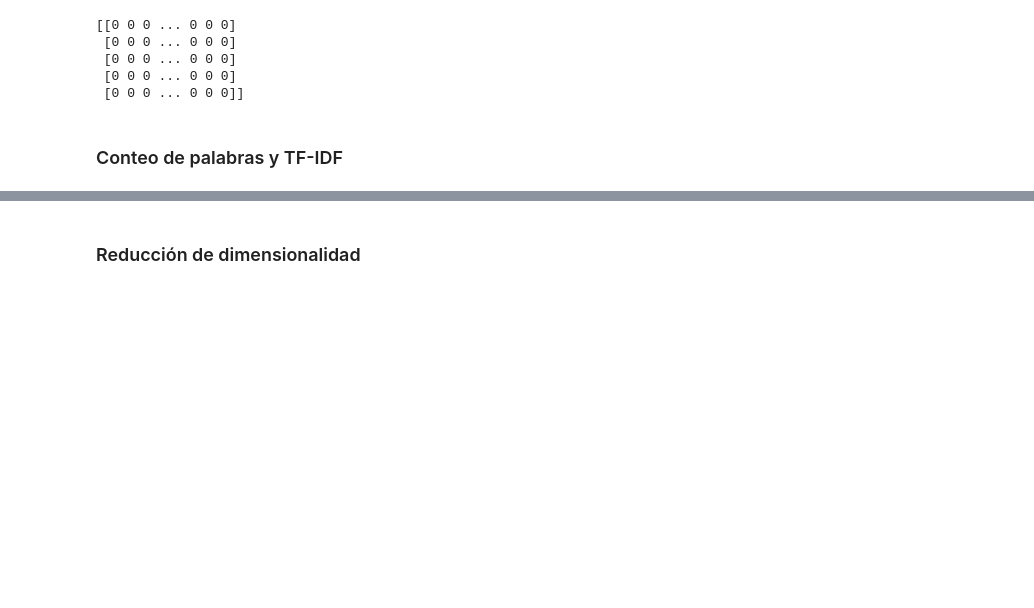
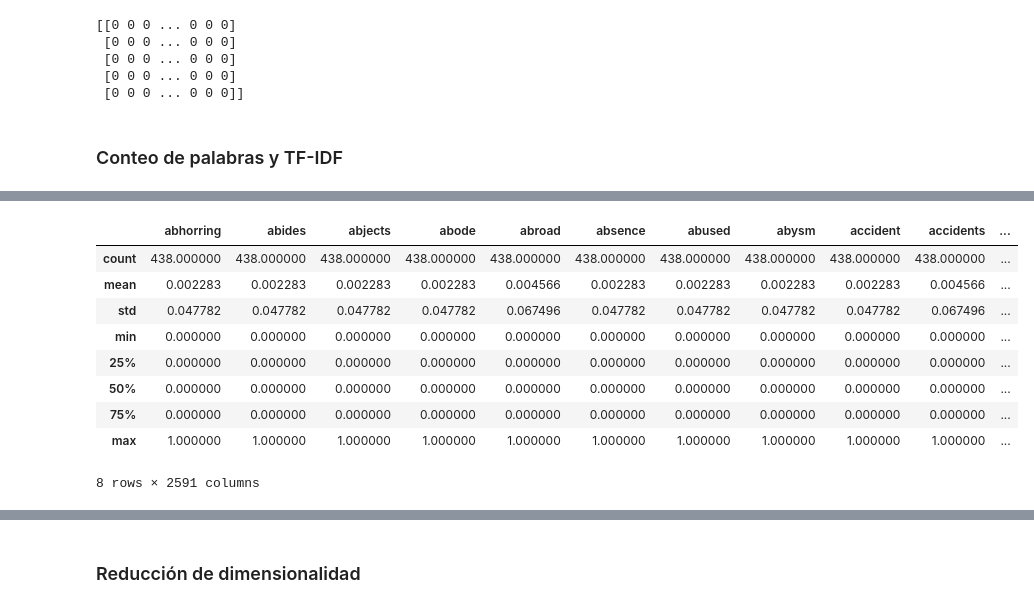
Before and after one commit to MariaEugenia/IntroCD, a Jupyter notebook: Tarea_2/shakespeare_tarea_2.ipynb, the cells around one changed output, grey strips where cells are left out. Drawn from its saved outputs; the diff is of its cells as text; code cells hidden in the pictures; blank space fills up the shorter version.

```diff
--- a/Tarea_2/shakespeare_tarea_2.ipynb
+++ b/Tarea_2/shakespeare_tarea_2.ipynb
@@ -202,0 +270,13 @@ X_train_counts
+# %%
+bag_of_words_output.describe()
+# %% [output]
+|  | abhorring | abides | abjects | abode | abroad | absence | abused | abysm | accident | accidents | ... |
+| count | 438.000000 | 438.000000 | 438.000000 | 438.000000 | 438.000000 | 438.000000 | 438.000000 | 438.000000 | 438.000000 | 438.000000 | ... |
+| mean | 0.002283 | 0.002283 | 0.002283 | 0.002283 | 0.004566 | 0.002283 | 0.002283 | 0.002283 | 0.002283 | 0.004566 | ... |
+| std | 0.047782 | 0.047782 | 0.047782 | 0.047782 | 0.067496 | 0.047782 | 0.047782 | 0.047782 | 0.047782 | 0.067496 | ... |
+| min | 0.000000 | 0.000000 | 0.000000 | 0.000000 | 0.000000 | 0.000000 | 0.000000 | 0.000000 | 0.000000 | 0.000000 | ... |
+| 25% | 0.000000 | 0.000000 | 0.000000 | 0.000000 | 0.000000 | 0.000000 | 0.000000 | 0.000000 | 0.000000 | 0.000000 | ... |
+| 50% | 0.000000 | 0.000000 | 0.000000 | 0.000000 | 0.000000 | 0.000000 | 0.000000 | 0.000000 | 0.000000 | 0.000000 | ... |
+| 75% | 0.000000 | 0.000000 | 0.000000 | 0.000000 | 0.000000 | 0.000000 | 0.000000 | 0.000000 | 0.000000 | 0.000000 | ... |
+| max | 1.000000 | 1.000000 | 1.000000 | 1.000000 | 1.000000 | 1.000000 | 1.000000 | 1.000000 | 1.000000 | 1.000000 | ... |
+8 rows × 2591 columns
```
Also changed, not shown: parts of 18 cells of this notebook.
